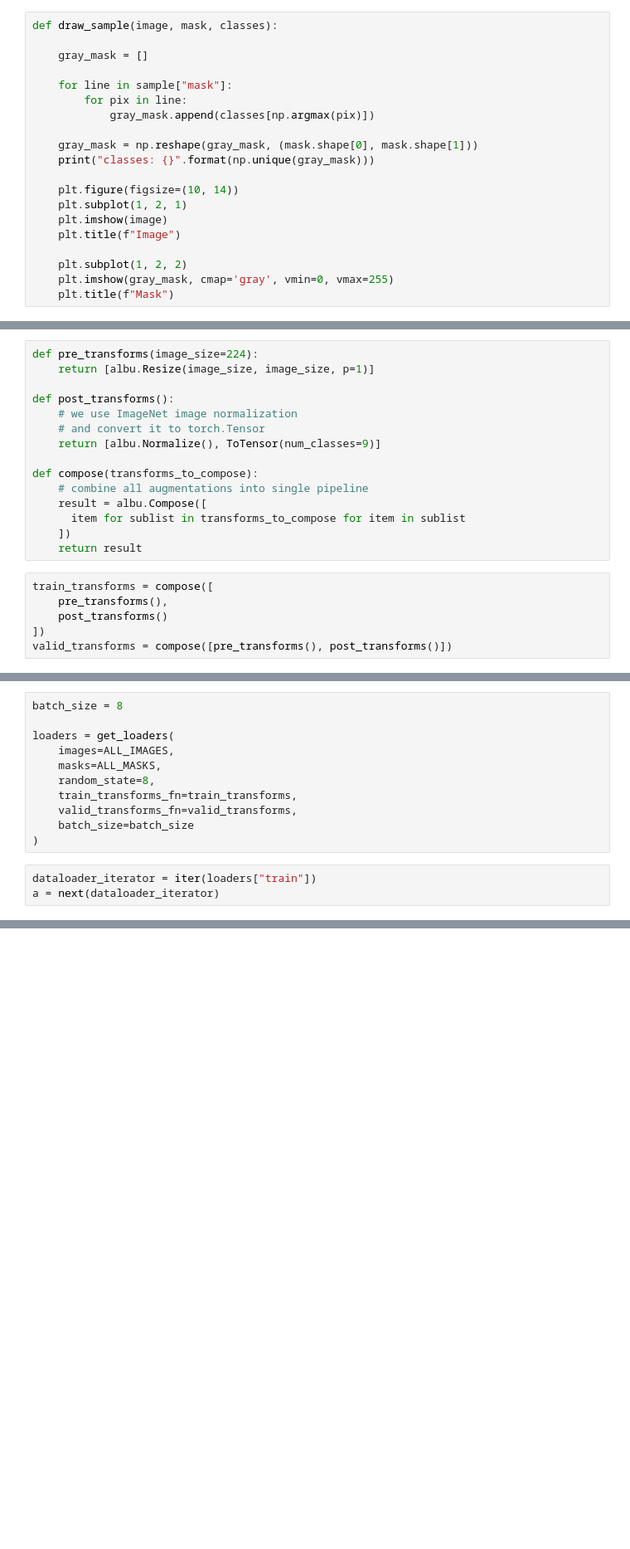
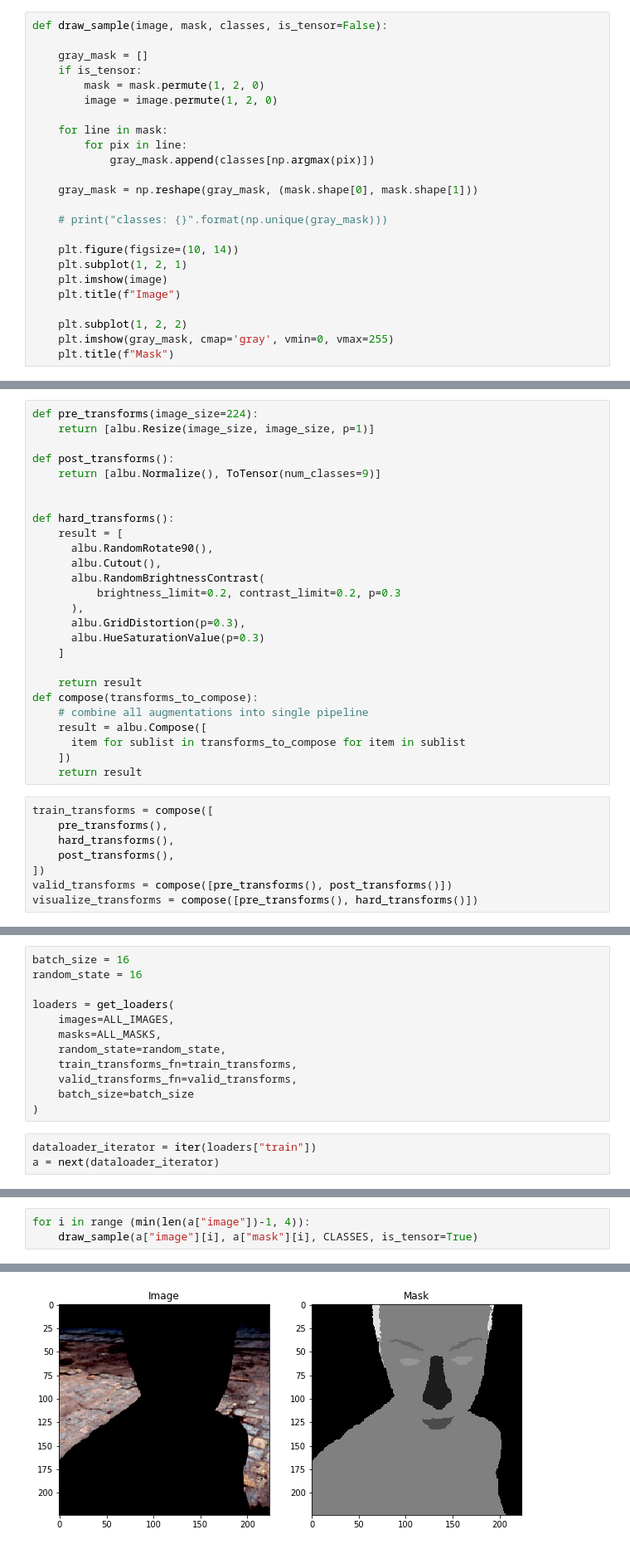
Before and after one commit to TimbusCalin/otus_cv_cource, a Jupyter notebook: src/otus_project_dev/face_segmentation.ipynb, the cells around one changed output, grey strips where cells are left out. Shown at 83% size. Drawn from its saved outputs; the diff is of its cells as text; blank space fills up the shorter version.

```diff
--- a/src/otus_project_dev/face_segmentation.ipynb
+++ b/src/otus_project_dev/face_segmentation.ipynb
@@ -4,16 +6,20 @@ from pathlib import Path
 import numpy as np
 from matplotlib import pyplot as plt
 # %%
-def draw_sample(image, mask, classes):
+def draw_sample(image, mask, classes, is_tensor=False):
 
     gray_mask = []
+    if is_tensor:
+        mask = mask.permute(1, 2, 0)
+        image = image.permute(1, 2, 0)
 
-    for line in sample["mask"]:
+    for line in mask:
         for pix in line:
             gray_mask.append(classes[np.argmax(pix)])
 
     gray_mask = np.reshape(gray_mask, (mask.shape[0], mask.shape[1]))
-    print("classes: {}".format(np.unique(gray_mask)))
+
+    # print("classes: {}".format(np.unique(gray_mask)))
 
     plt.figure(figsize=(10, 14))
     plt.subplot(1, 2, 1)
@@ -106,10 +95,21 @@ def pre_transforms(image_size=224):
     return [albu.Resize(image_size, image_size, p=1)]
 
 def post_transforms():
-    # we use ImageNet image normalization
-    # and convert it to torch.Tensor
     return [albu.Normalize(), ToTensor(num_classes=9)]
 
+
+def hard_transforms():
+    result = [
+      albu.RandomRotate90(),
+      albu.Cutout(),
+      albu.RandomBrightnessContrast(
+          brightness_limit=0.2, contrast_limit=0.2, p=0.3
+      ),
+      albu.GridDistortion(p=0.3),
+      albu.HueSaturationValue(p=0.3)
+    ]
+
+    return result
 def compose(transforms_to_compose):
     # combine all augmentations into single pipeline
     result = albu.Compose([
@@ -119,9 +119,11 @@ def compose(transforms_to_compose):
 # %%
 train_transforms = compose([
     pre_transforms(),
-    post_transforms()
+    hard_transforms(),
+    post_transforms(),
 ])
 valid_transforms = compose([pre_transforms(), post_transforms()])
+visualize_transforms = compose([pre_transforms(), hard_transforms()])
 # %%
 import collections
 from sklearn.model_selection import train_test_split
@@ -189,12 +191,13 @@ def get_loaders(
 
     return loaders
 # %%
-batch_size = 8
+batch_size = 16
+random_state = 16
 
 loaders = get_loaders(
     images=ALL_IMAGES,
     masks=ALL_MASKS,
-    random_state=8,
+    random_state=random_state,
     train_transforms_fn=train_transforms,
     valid_transforms_fn=valid_transforms,
     batch_size=batch_size
@@ -210,0 +208,4 @@ torch.Size([8, 3, 224, 224])
+# %%
+for i in range (min(len(a["image"])-1, 4)):
+    draw_sample(a["image"][i], a["mask"][i], CLASSES, is_tensor=True)
+# %% [output]
@@ -210,0 +216 @@ torch.Size([8, 3, 224, 224])
+[figure, added]
```
Also changed, not shown: parts of 18 cells of this notebook.
